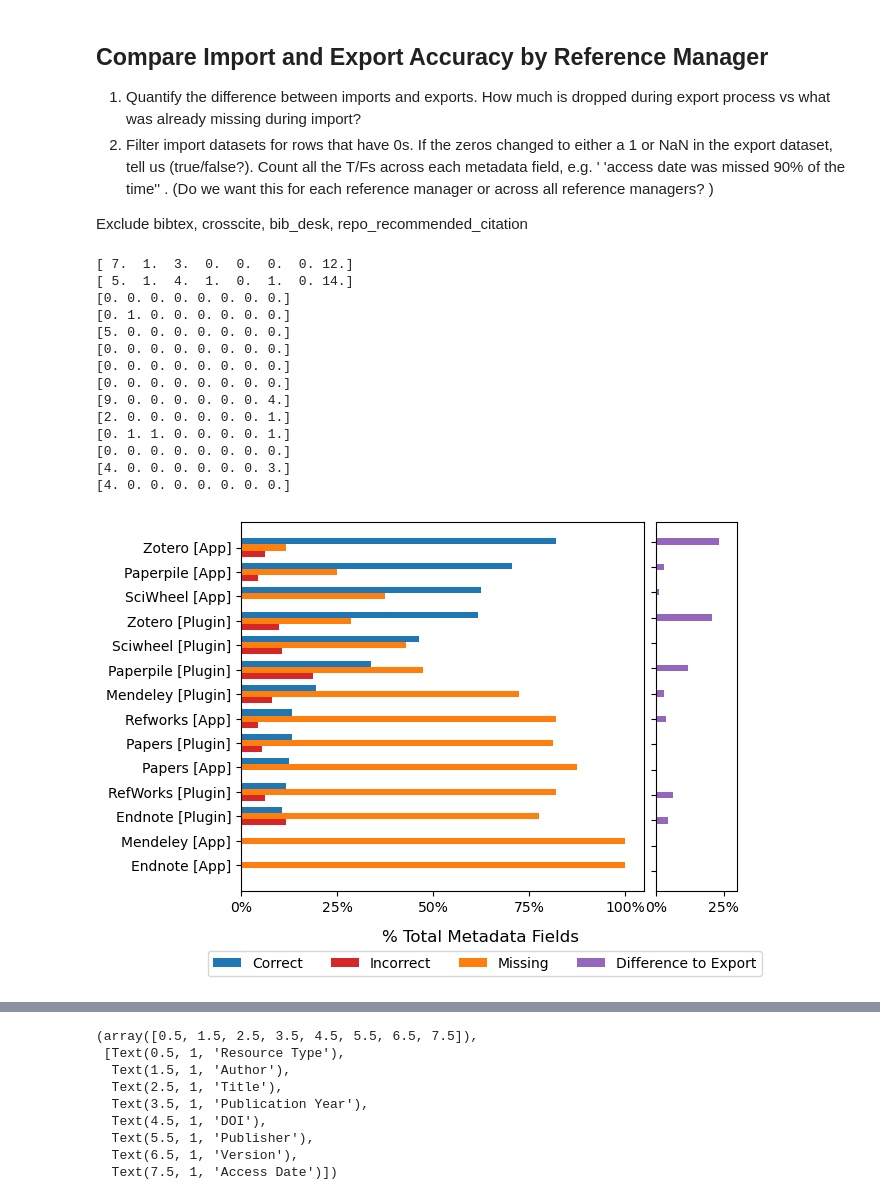
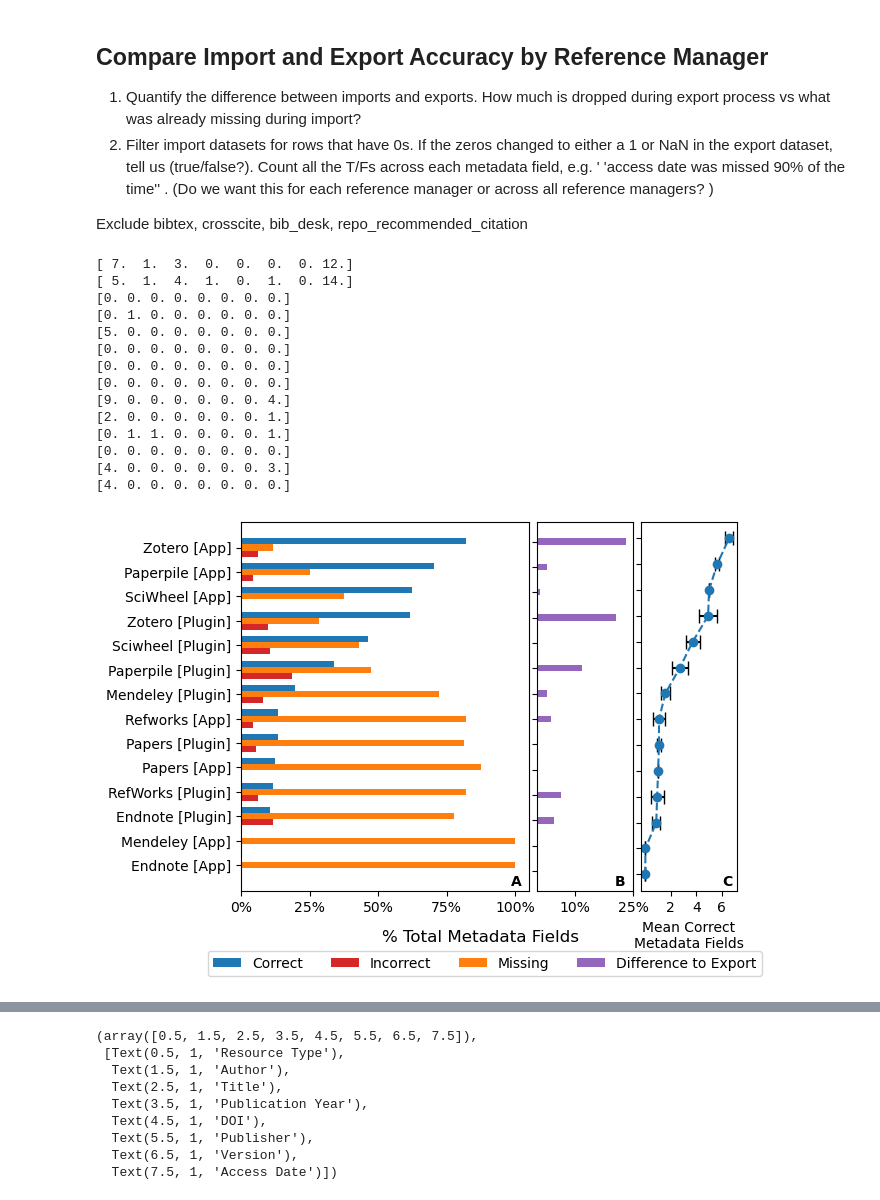
Before and after one commit to kvrouwenvelder/reference-manager-analysis, a Jupyter notebook: refman-data-citation-analysis-workbook.ipynb, the cells around one changed output, grey strips where cells are left out. Saved outputs shown, nothing was run; the diff lists cells and outputs as text; code cells hidden in the pictures.

Commit message:
added SEM and graphing for metadata accuracy by reference manager

```diff
--- a/refman-data-citation-analysis-workbook.ipynb
+++ b/refman-data-citation-analysis-workbook.ipynb
@@ -449,14 +491,21 @@ xlabels = xlabels.str.replace('wizard','[App]') # change wizard to App
 xlabels = xlabels.str.replace('plugin','[Plugin]') # fix capitalization
 
 ylabels = ['0%','25%','50%','75%','100%']
+ylabels1 = ['10%','25%']
 
+# Graph ONE
 x1 = np.arange(len(list_of_dfs)) # of reference managers
 y1 = 14*8 # Max value possible for repo_export_sums for each ref manager. 14 repos, 8 fields per repo
 
+# Graph TWO
 x2 = np.arange(len(list_of_dfs)) # of reference managers
 y2 = 14*8 # Max value possible for repo_export_sums for each ref manager. 14 repos, 8 fields per repo
 
-fig, axes = plt.subplots(1, 2, gridspec_kw = {'width_ratios': [5,1]})
+# Graph THREE
+x3 = np.arange(len(list_of_dfs))
+y3 = np.arange(len(repo_import_sums_df_sort))
+
+fig, axes = plt.subplots(1, 3, gridspec_kw = {'width_ratios': [3,1,1]})
 
 offset = 0.25
 width = 0.25
@@ -468,6 +517,9 @@ axes[0].barh(x1, (repo_import_sums_df_sort['sum_missing']/y1*100), width,label =
 
 # Graph TWO
 axes[1].barh(x2, (repo_import_sums_df_sort['sum_export_diff']/y2*100), width, label = 'Difference to Export', color = 'tab:purple')
+
+# Graph THREE
+axes[2].errorbar(repo_import_sums_df_sort['mean_correct'], y3, xerr = repo_import_sums_df_sort['sem_correct'], ls='--', marker='o', capsize=5, capthick=1, ecolor='black')
 
 # set legend
 lines = []
@@ -486,38 +538,50 @@ axes[0].set_yticks(x1,xlabels, rotation = 0) # Either use repo_import_sums_df_so
 axes[0].set_xticks([0,25,50,75,100],ylabels) # Either [0,y/4,y/2,3*y/4,y] for raw # metadata fields or [0, 25, 50, 100] for %
 #axes[0].set_xlabel('% Total Metadata Fields')
 #axes[0].legend(bbox_to_anchor=(0.6, 0.8))
+# add subplot label
+axes[0].text(0.75, 0.14, 'A', horizontalalignment='center', verticalalignment='center', transform=ax1.transAxes, weight = 'bold')
 
 # Graph TWO
 axes[1].set_yticks(x2,'', rotation = 0) # Either use repo_import_sums_df_sort.index for labels or new string, 'labels'
-axes[ 1].set_xticks([0,25,50,75,100],ylabels) # Either [0,y/4,y/2,3*y/4,y] for raw # metadata fields or [0, 25, 50, 100] for %
+axes[1].set_xticks([10,25],ylabels1) # Either [0,y/4,y/2,3*y/4,y] for raw # metadata fields or [0, 25, 50, 100] for %
 #axes[1].set_xlabel('% Total Metadata Fields')
-axes[1].set_xlim(0,30)
+axes[1].set_xlim(0,25)
 #axes[1].legend(bbox_to_anchor = (0.75, 0.75))
+# add subplot label
+axes[1].text(1.03, 0.14, 'B', horizontalalignment='center', verticalalignment='center', transform=ax1.transAxes, weight = 'bold')
+
+
+# Graph THREE
+axes[2].set_yticks(y3,'') # Use Repository column
+axes[2].set_xticks([2,4,6])
+axes[2].set_xlabel('Mean Correct'+ '\n'+ 'Metadata Fields')
+# add subplot label
+axes[2].text(1.32, 0.14, 'C', horizontalalignment='center', verticalalignment='center', transform=ax1.transAxes, weight = 'bold')
 
 # Set figure legend
 fig.legend(lines, labels, bbox_to_anchor = (0.95, 0), ncols = 4)
 
 # set figure subtitle
 fig.suptitle('% Total Metadata Fields', x = 0.5, y = 0.03)
 
 # set spacing between subplots
 plt.subplots_adjust(wspace = 0.05)
 plt.show()
 
-fig.savefig((filepath+filename+filename2+'_export_diff'+'.png'),dpi=300,bbox_inches='tight')
+fig.savefig((filepath+filename+filename2+'_export_diff'+'.png'), bbox_inches = 'tight')
 # %% [output]
 [ 7.  1.  3.  0.  0.  0.  0. 12.]
 [ 5.  1.  4.  1.  0.  1.  0. 14.]
 [0. 0. 0. 0. 0. 0. 0. 0.]
 [0. 1. 0. 0. 0. 0. 0. 0.]
 [5. 0. 0. 0. 0. 0. 0. 0.]
 [0. 0. 0. 0. 0. 0. 0. 0.]
 [0. 0. 0. 0. 0. 0. 0. 0.]
 [0. 0. 0. 0. 0. 0. 0. 0.]
 [9. 0. 0. 0. 0. 0. 0. 4.]
 [2. 0. 0. 0. 0. 0. 0. 1.]
 [0. 1. 1. 0. 0. 0. 0. 1.]
 [0. 0. 0. 0. 0. 0. 0. 0.]
 [4. 0. 0. 0. 0. 0. 0. 3.]
 [4. 0. 0. 0. 0. 0. 0. 0.]
-[figure, old version]
+[figure, new version]
```
Also changed, not shown: parts of 12 cells of this notebook.
